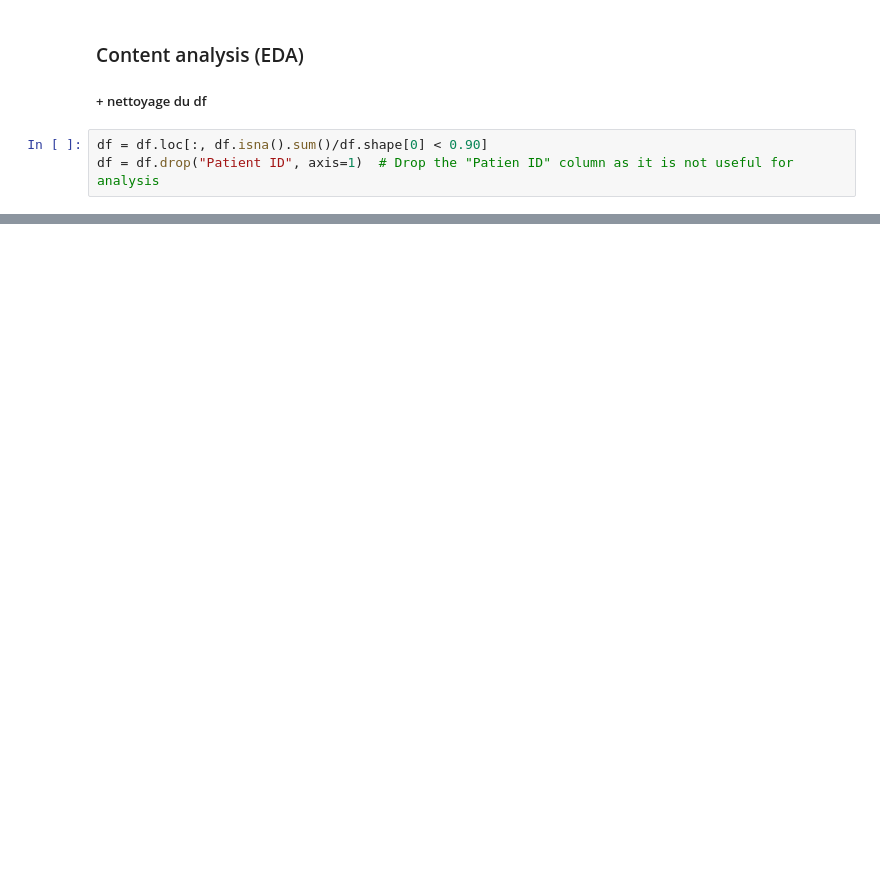
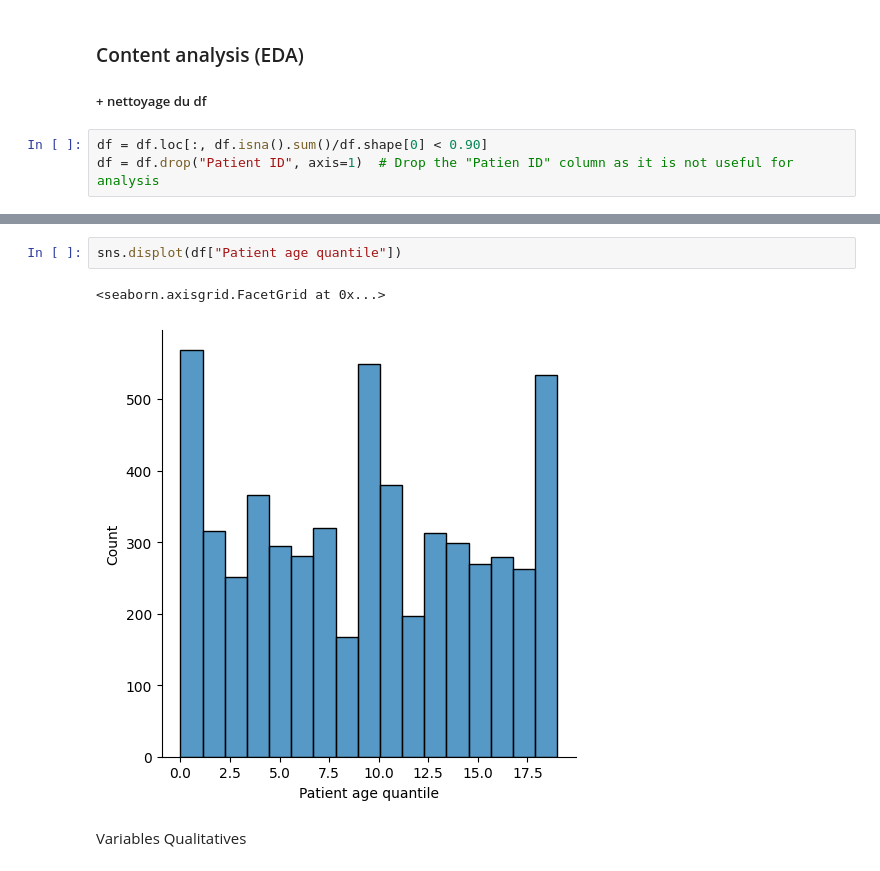
Before and after one commit to Jules-Gossiaux/learn_ML, a Jupyter notebook: final_project/codeCheck.ipynb, the cells around one changed output, grey strips where cells are left out. Cells and saved outputs as stored; diff of their text form; blank space fills up the shorter version.

```diff
--- a/final_project/codeCheck.ipynb
+++ b/final_project/codeCheck.ipynb
@@ -207,0 +224,7 @@ Name: count, dtype: int64
+# %%
+sns.displot(df["Patient age quantile"])
+# %% [output]
+<seaborn.axisgrid.FacetGrid at 0x...>
+[figure, added]
+# %% [markdown]
+Variables Qualitatives
```
Also changed, not shown: parts of 17 cells of this notebook, 1 other file.
